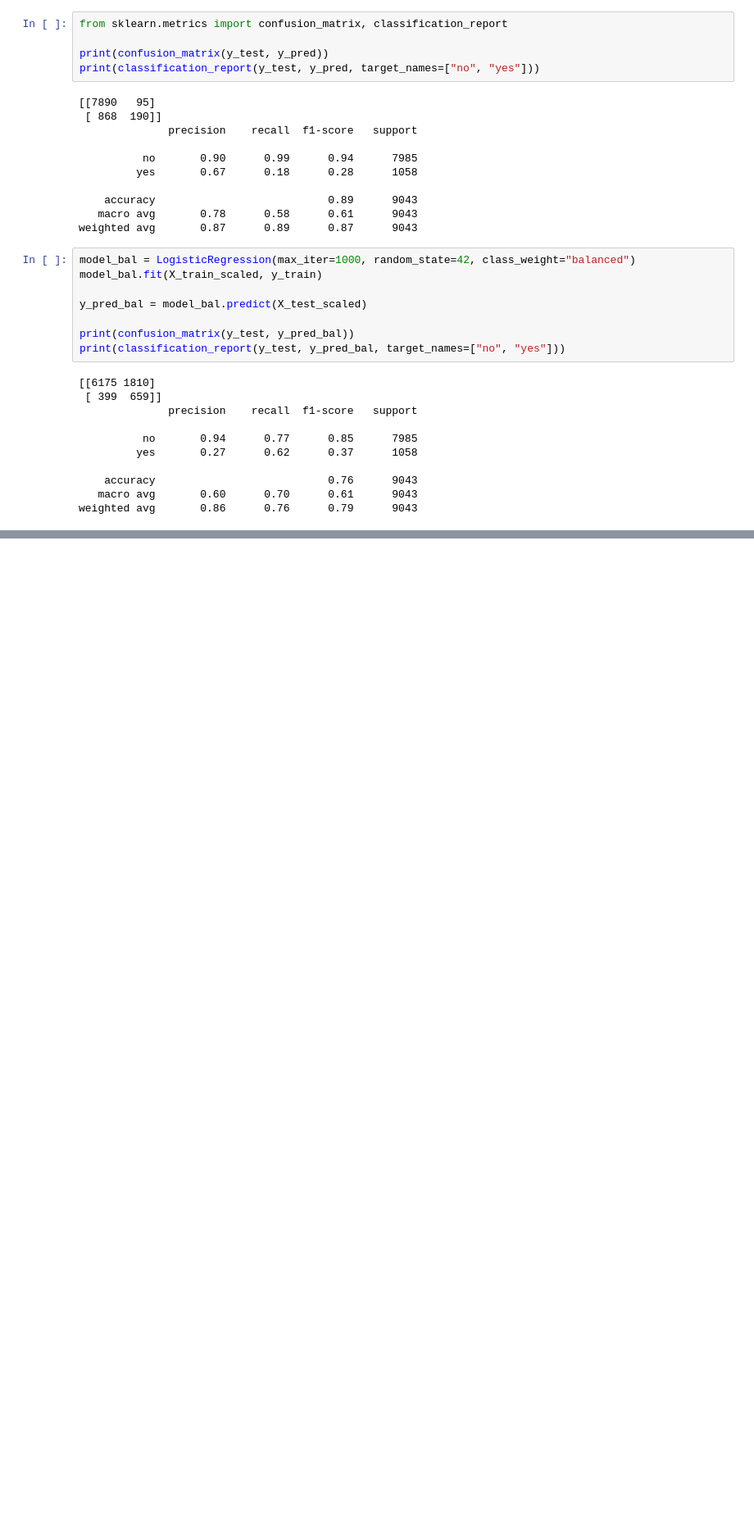
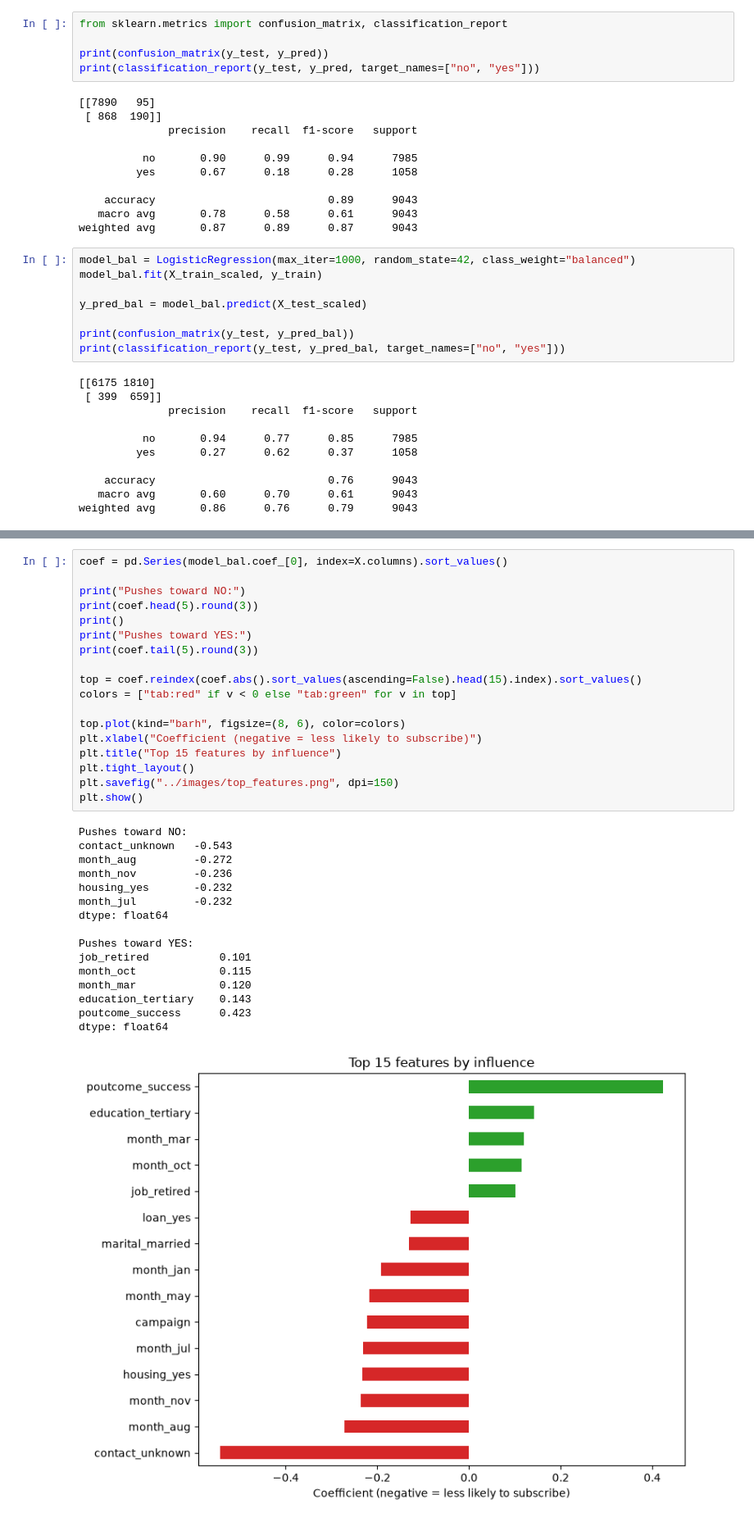
Before and after one commit to MahatazMahe/bank-term-deposit-prediction, a Jupyter notebook: notebooks/02_bank_model.ipynb, the cells around one changed output, grey strips where cells are left out. Shown at 82% size. Saved outputs shown, nothing was run; the diff lists cells and outputs as text; blank space fills up the shorter version.

```diff
--- a/notebooks/02_bank_model.ipynb
+++ b/notebooks/02_bank_model.ipynb
@@ -104,0 +128,35 @@ weighted avg       0.86      0.76      0.79      9043
+# %%
+coef = pd.Series(model_bal.coef_[0], index=X.columns).sort_values()
+
+print("Pushes toward NO:")
+print(coef.head(5).round(3))
+print()
+print("Pushes toward YES:")
+print(coef.tail(5).round(3))
+
+top = coef.reindex(coef.abs().sort_values(ascending=False).head(15).index).sort_values()
+colors = ["tab:red" if v < 0 else "tab:green" for v in top]
+
+top.plot(kind="barh", figsize=(8, 6), color=colors)
+plt.xlabel("Coefficient (negative = less likely to subscribe)")
+plt.title("Top 15 features by influence")
+plt.tight_layout()
+plt.savefig("../images/top_features.png", dpi=150)
+plt.show()
+# %% [output]
+Pushes toward NO:
+contact_unknown   -0.543
+month_aug         -0.272
+month_nov         -0.236
+housing_yes       -0.232
+month_jul         -0.232
+dtype: float64
+
+Pushes toward YES:
+job_retired           0.101
+month_oct             0.115
+month_mar             0.120
+education_tertiary    0.143
+poutcome_success      0.423
+dtype: float64
+[figure, added]
```
Also changed, not shown: parts of 1 cell of this notebook, 2 other files.
